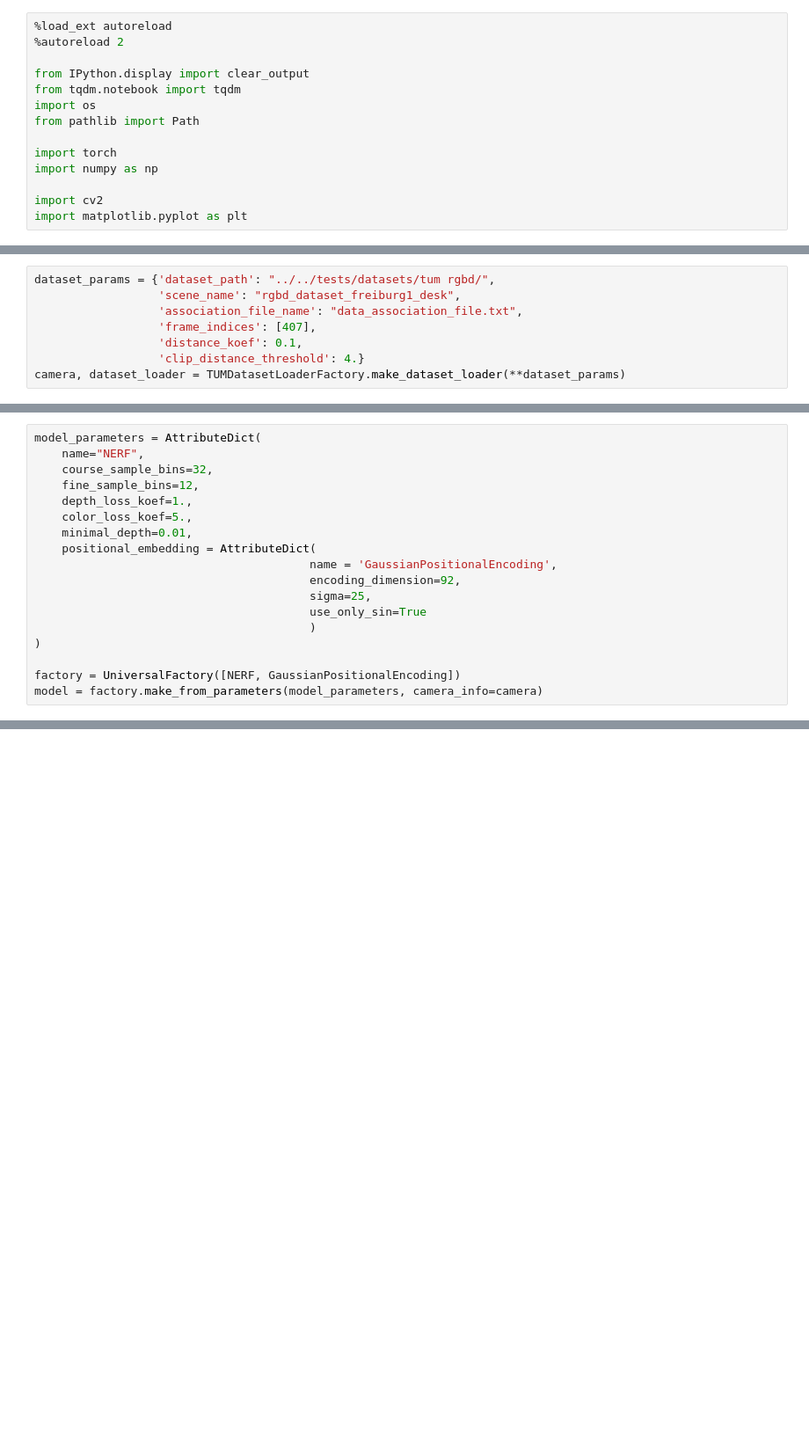
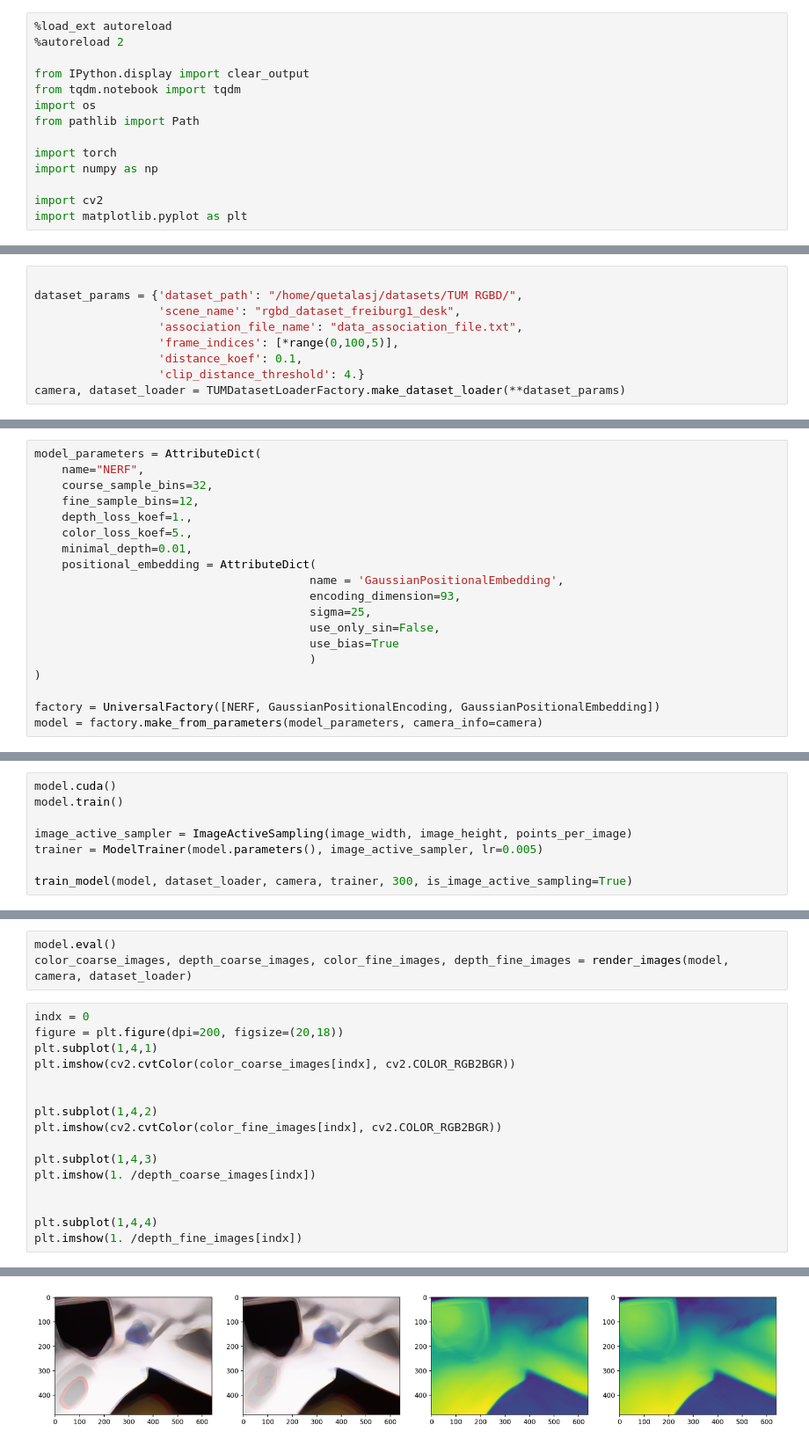
Before and after one commit to quetalasj/imap-copy, a Jupyter notebook: notebooks/tum/tracking.ipynb, the cells around one changed output, grey strips where cells are left out. Shown at 88% size. Drawn from its saved outputs; the diff is of its cells as text; blank space fills up the shorter version.

```diff
--- a/notebooks/tum/tracking.ipynb
+++ b/notebooks/tum/tracking.ipynb
@@ -33,8 +184,9 @@ from imap.utils.utils import *
 # %%
-dataset_params = {'dataset_path': "../../tests/datasets/tum rgbd/",
+
+dataset_params = {'dataset_path': "/home/quetalasj/datasets/TUM RGBD/",
                   'scene_name': "rgbd_dataset_freiburg1_desk",
                   'association_file_name': "data_association_file.txt",
-                  'frame_indices': [407],
+                  'frame_indices': [*range(0,100,5)],
                   'distance_koef': 0.1,
                   'clip_distance_threshold': 4.}
 camera, dataset_loader = TUMDatasetLoaderFactory.make_dataset_loader(**dataset_params)
@@ -47,12 +201,13 @@ model_parameters = AttributeDict(
     color_loss_koef=5.,
     minimal_depth=0.01,
     positional_embedding = AttributeDict(
-                                        name = 'GaussianPositionalEncoding',
-                                        encoding_dimension=92,
+                                        name = 'GaussianPositionalEmbedding',
+                                        encoding_dimension=93,
                                         sigma=25,
-                                        use_only_sin=True
+                                        use_only_sin=False,
+                                        use_bias=True
                                         )
 )
 
-factory = UniversalFactory([NERF, GaussianPositionalEncoding])
+factory = UniversalFactory([NERF, GaussianPositionalEncoding, GaussianPositionalEmbedding])
 model = factory.make_from_parameters(model_parameters, camera_info=camera)
@@ -60,0 +214,8 @@ model = factory.make_from_parameters(model_parameters, camera_info=camera)
+# %%
+model.cuda()
+model.train()
+
+image_active_sampler = ImageActiveSampling(image_width, image_height, points_per_image)
+trainer = ModelTrainer(model.parameters(), image_active_sampler, lr=0.005)
+
+train_model(model, dataset_loader, camera, trainer, 300, is_image_active_sampling=True)
@@ -60,0 +240,20 @@ model = factory.make_from_parameters(model_parameters, camera_info=camera)
+# %%
+model.eval()
+color_coarse_images, depth_coarse_images, color_fine_images, depth_fine_images = render_images(model, camera, dataset_loader)
+# %%
+indx = 0
+figure = plt.figure(dpi=200, figsize=(20,18))
+plt.subplot(1,4,1)
+plt.imshow(cv2.cvtColor(color_coarse_images[indx], cv2.COLOR_RGB2BGR))
+
+
+plt.subplot(1,4,2)
+plt.imshow(cv2.cvtColor(color_fine_images[indx], cv2.COLOR_RGB2BGR))
+
+plt.subplot(1,4,3)
+plt.imshow(1. /depth_coarse_images[indx])
+
+
+plt.subplot(1,4,4)
+plt.imshow(1. /depth_fine_images[indx])
+# %% [output]
@@ -60,0 +261 @@ model = factory.make_from_parameters(model_parameters, camera_info=camera)
+[figure, added]
```
Also changed, not shown: parts of 19 cells of this notebook, 3 other files.
